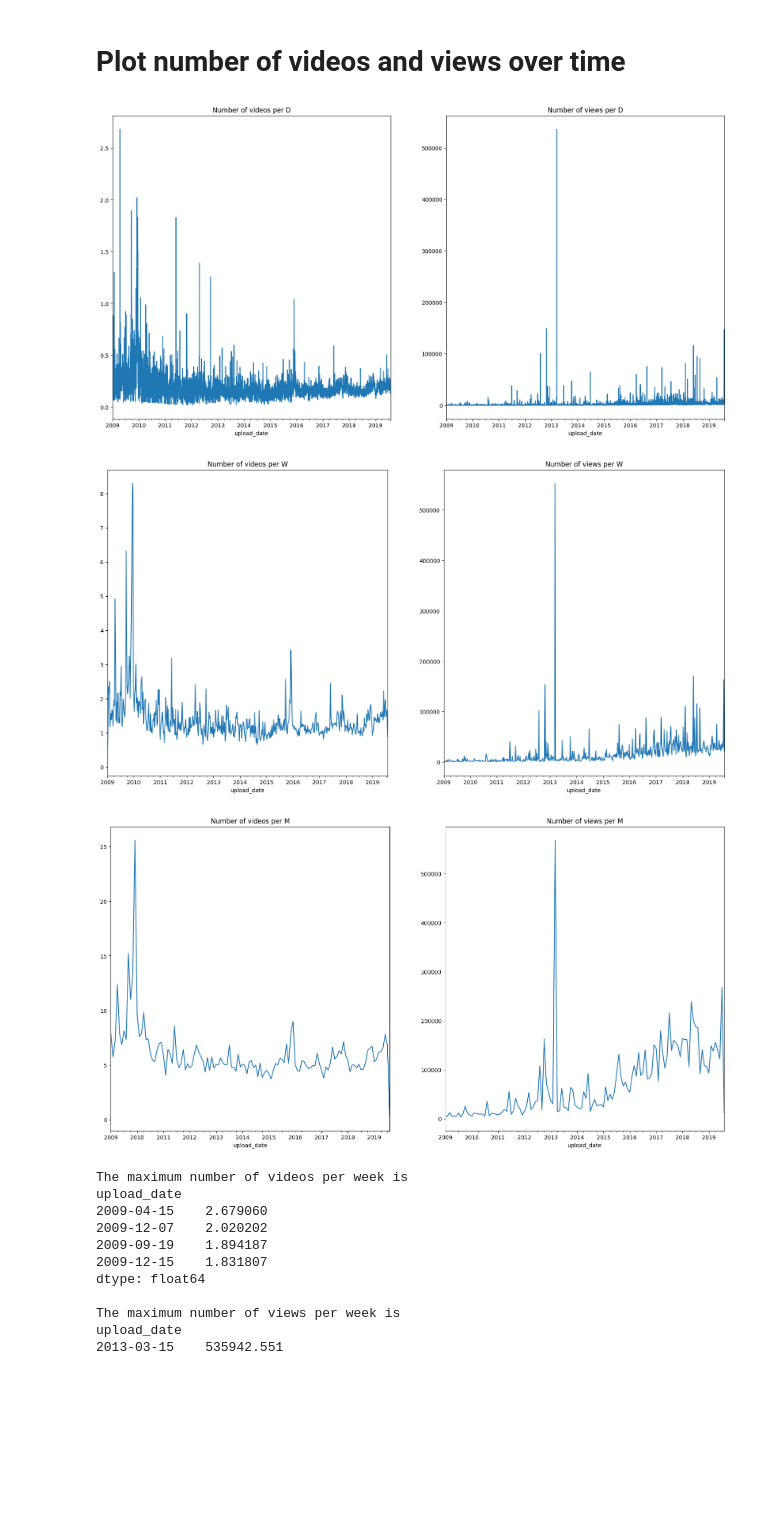
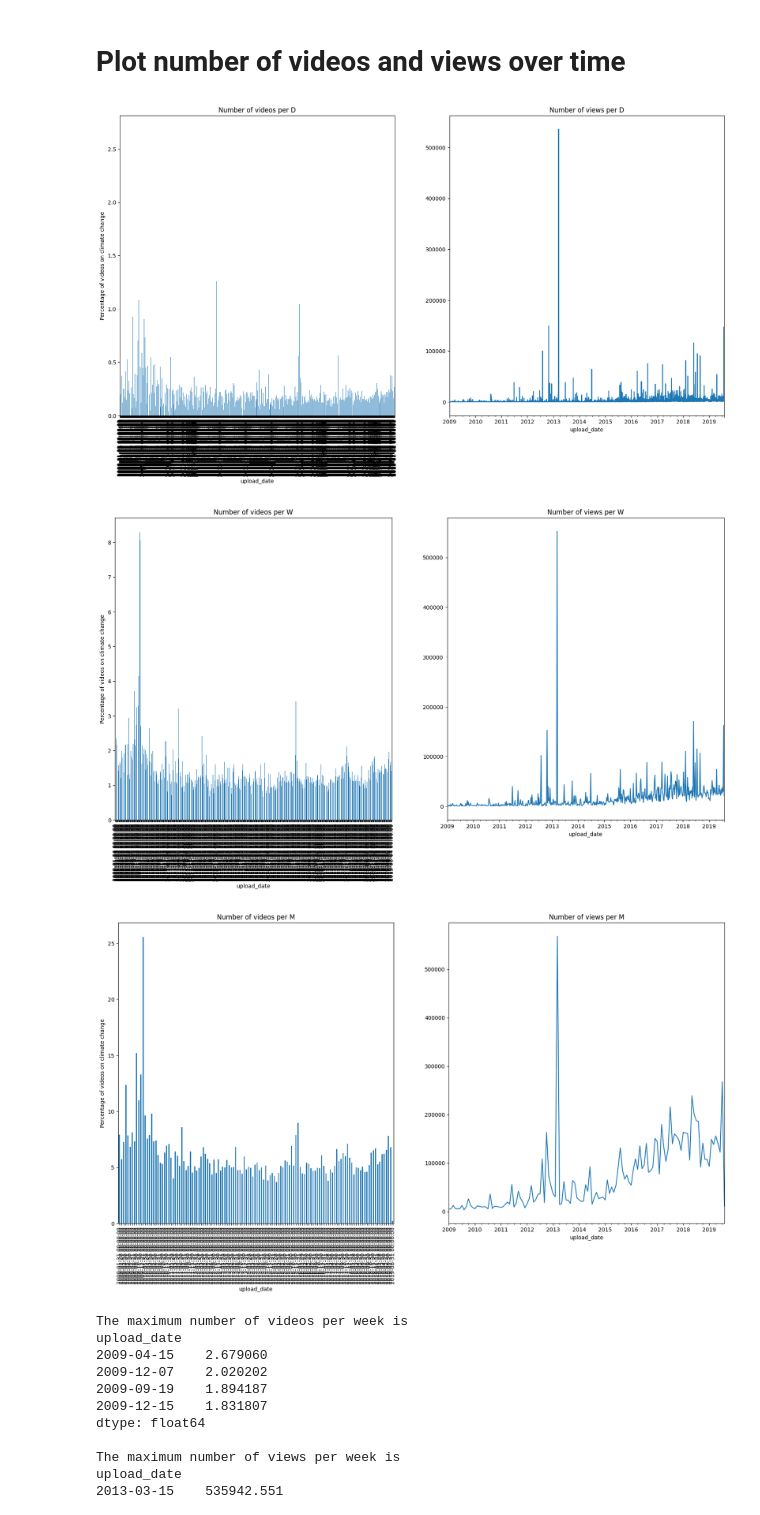
Before and after one commit to agatha-duzan/ada-2023-project-fadamily, a Jupyter notebook: climate_vids_trends.ipynb, the cells around one changed output. Drawn from its saved outputs; the diff is of its cells as text; code cells hidden in the pictures; blank space fills up the shorter version.

```diff
--- a/climate_vids_trends.ipynb
+++ b/climate_vids_trends.ipynb
@@ -57,26 +57,27 @@ views_per_day = views_per_day / data_count['views'] * 100
 # %%
 # Create count per month and count per week
 count_per_month = count_per_day.resample('M').sum()
 count_per_week = count_per_day.resample('W').sum()
 
 # Create views per month and views per week
 views_per_month = views_per_day.resample('M').sum()
 views_per_week = views_per_day.resample('W').sum()
 
 # Aggregate the views and counts per day, week and month
 sample_rate = ['D', 'W', 'M']
 counts = [count_per_day, count_per_week, count_per_month]
 views = [views_per_day, views_per_week, views_per_month]
 
 # Plot the counts and views for each sample rate
 for i in range(3):
     fig, ax = plt.subplots(1, 2, figsize=(20, 10))
-    counts[i].plot(ax=ax[0], title=f'Number of videos per {sample_rate[i]}')
+    counts[i].plot(kind="bar", ax=ax[0], title=f'Number of videos per {sample_rate[i]}')
+    ax[0].set_ylabel('Percentage of videos on climate change')
     views[i].plot(ax=ax[1], title=f'Number of views per {sample_rate[i]}')
 # %% [output]
-[figure, old version]
+[figure, new version]
-[figure, old version]
+[figure, new version]
-[figure, old version]
+[figure, new version]
 # %%
 # Extract maximum counts and view per week
 sorted_counts = count_per_day.sort_values(ascending=False)
```
Also changed, not shown: 1 other file.
